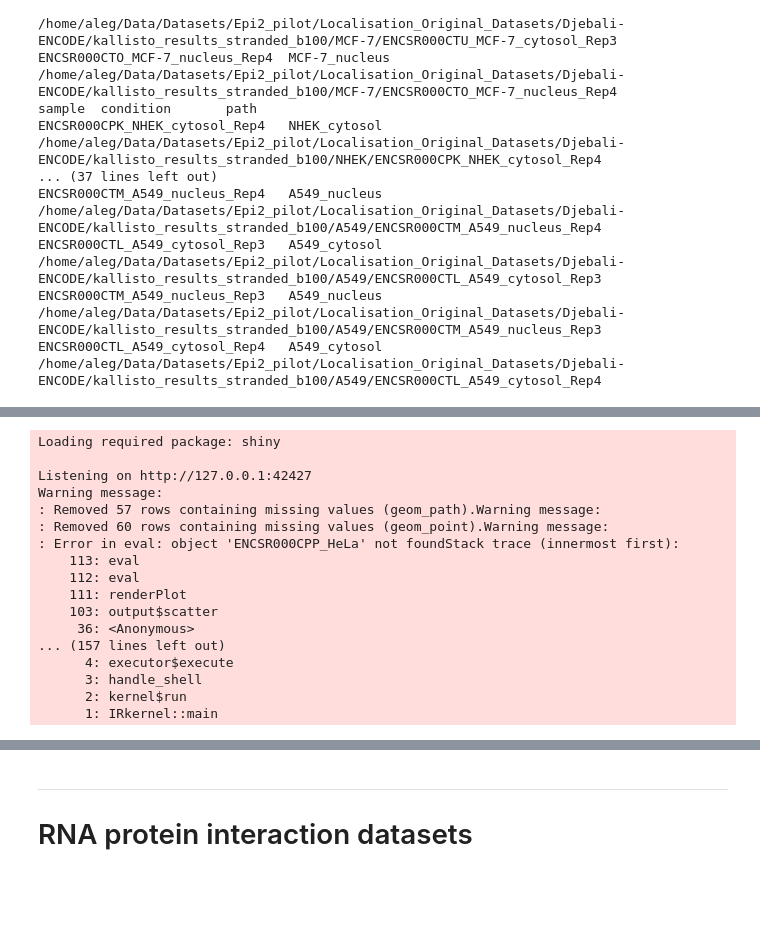
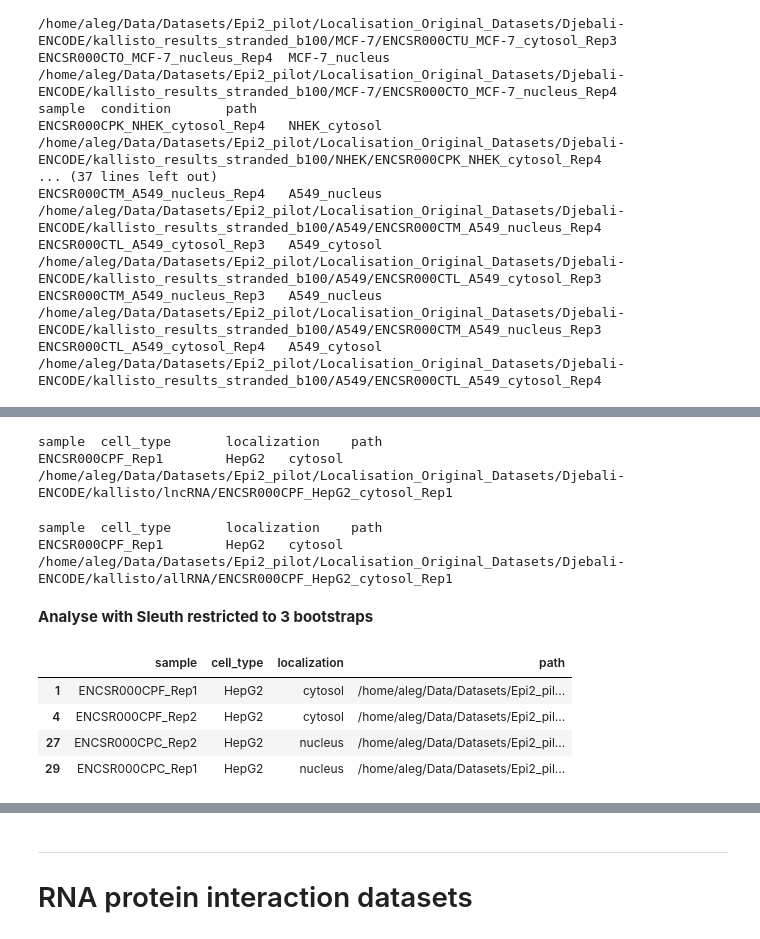
Before and after one commit to a-slide/iPython-Notebook, a Jupyter notebook: Notebooks/2016_05_23_Epi2_pilot_datasets_analysis.ipynb, the cells around one changed output, grey strips where cells are left out. Cells and saved outputs as stored; diff of their text form; code cells hidden in the pictures; blank space fills up the shorter version.

```diff
--- a/Notebooks/2016_05_23_Epi2_pilot_datasets_analysis.ipynb
+++ b/Notebooks/2016_05_23_Epi2_pilot_datasets_analysis.ipynb
@@ -2694,20 +2736,0 @@ write.table(results_table, file = "./Localisation_Original_Datasets/Djebali-ENCO
-# %%
-sleuth_live(so)
-# %% [output]
-Loading required package: shiny
-
-Listening on http://127.0.0.1:42427
-Warning message:
-: Removed 57 rows containing missing values (geom_path).Warning message:
-: Removed 60 rows containing missing values (geom_point).Warning message:
-: Error in eval: object 'ENCSR000CPP_HeLa' not foundStack trace (innermost first):
-    113: eval
-    112: eval
-    111: renderPlot
-    103: output$scatter
-     36: <Anonymous>
-... (157 lines left out)
-      4: executor$execute
-      3: handle_shell
-      2: kernel$run
-      1: IRkernel::main
@@ -2713,0 +2755,40 @@ Warning message:
+# %%
+basedir = "./Localisation_Original_Datasets/Djebali-ENCODE/kallisto/lncRNA/"
+list_file = sample_list = sleuth_sample_list(basedir)
+head (list_file, 2)
+# %% [output]
+sample  cell_type       localization    path
+ENCSR000CPF_Rep1        HepG2   cytosol /home/aleg/Data/Datasets/Epi2_pilot/Localisation_Original_Datasets/Djebali-ENCODE/kallisto/lncRNA/ENCSR000CPF_HepG2_cytosol_Rep1
+# %%
+basedir = "./Localisation_Original_Datasets/Djebali-ENCODE/kallisto/allRNA/"
+list_file = sample_list = sleuth_sample_list(basedir)
+head (list_file, 2)
+# %% [output]
+sample  cell_type       localization    path
+ENCSR000CPF_Rep1        HepG2   cytosol /home/aleg/Data/Datasets/Epi2_pilot/Localisation_Original_Datasets/Djebali-ENCODE/kallisto/allRNA/ENCSR000CPF_HepG2_cytosol_Rep1
+# %% [markdown]
+**Analyse with Sleuth restricted to 3 bootstraps**
+# %%
+################## R KERNEL ##################
+
+# Imports and setups
+library("sleuth")
+options(mc.cores = 4L)
+
+sample_list = "./Localisation_Original_Datasets/Djebali-ENCODE/kallisto/lncRNA/list_file.tsv"
+transcript_info = "../../Reference_Genomes/gencode_v24_lncRNA_transcripts_info.tsv"
+
+# Import the file in a table
+s2c = read.table(sample_list, header = TRUE, stringsAsFactors=FALSE)
+s2c = subset(s2c, cell_type == "HepG2")
+s2c
+
+# Import the gene info in table and rename the fields for Sleuth compatibility
+t2g = read.table(transcript_info, header = TRUE, stringsAsFactors=FALSE)
+t2g = dplyr::rename(t2g, target_id = GENCODE_transcript_id, ens_gene = GENCODE_gene_id)
+# %% [output]
+|  | sample | cell_type | localization | path |
+| 1 | ENCSR000CPF_Rep1 | HepG2 | cytosol | /home/aleg/Data/Datasets/Epi2_pil... |
+| 4 | ENCSR000CPF_Rep2 | HepG2 | cytosol | /home/aleg/Data/Datasets/Epi2_pil... |
+| 27 | ENCSR000CPC_Rep2 | HepG2 | nucleus | /home/aleg/Data/Datasets/Epi2_pil... |
+| 29 | ENCSR000CPC_Rep1 | HepG2 | nucleus | /home/aleg/Data/Datasets/Epi2_pil... |
```
Also changed, not shown: parts of 39 cells of this notebook.
